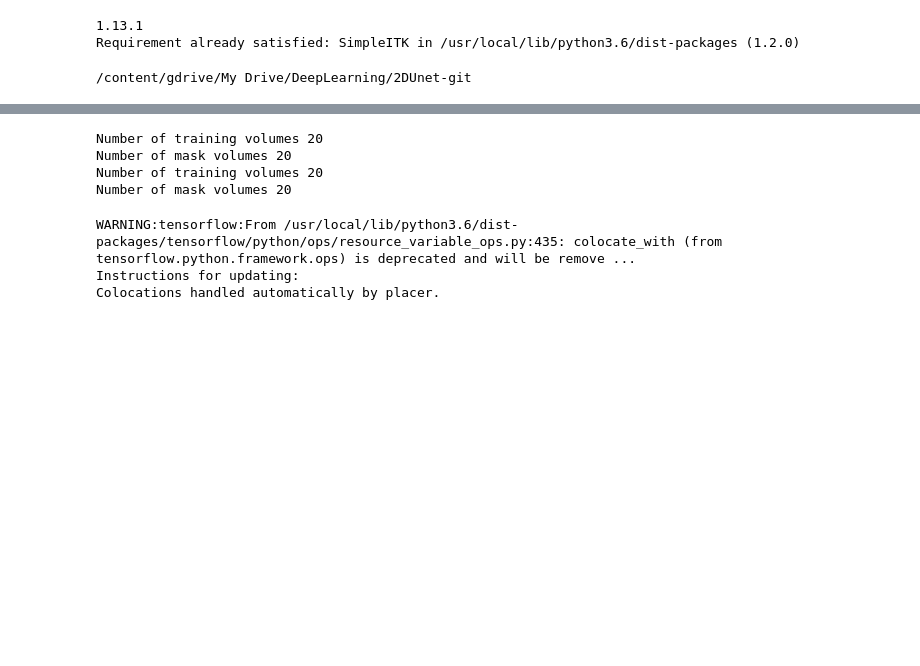
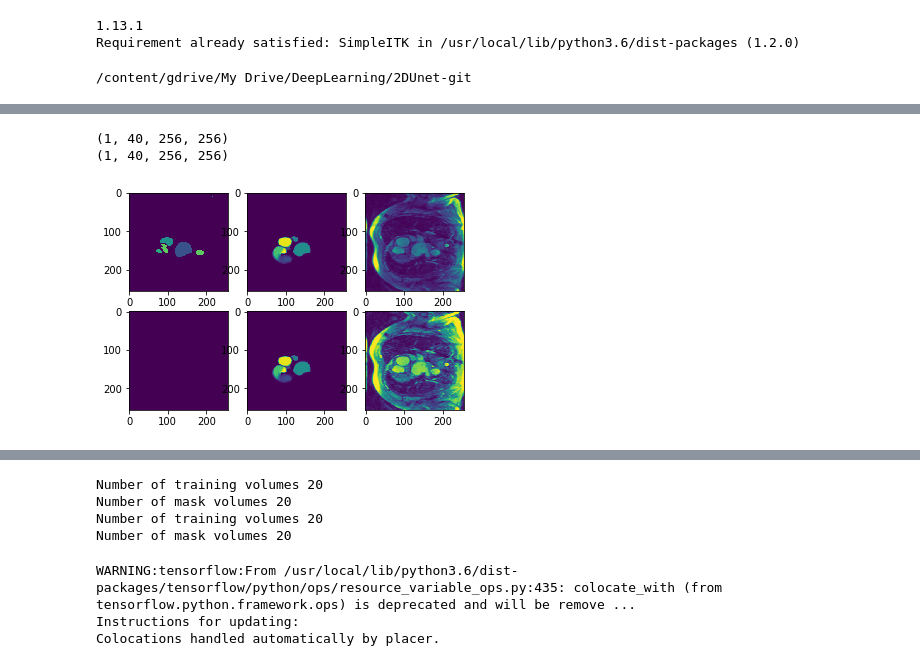
Before and after one commit to fkong7/Auto-LV-Modeling, a Jupyter notebook: Layer_visualization.ipynb, the cells around one changed output, grey strips where cells are left out. Drawn from its saved outputs; the diff is of its cells as text; code cells hidden in the pictures; blank space fills up the shorter version.

```diff
--- a/Layer_visualization.ipynb
+++ b/Layer_visualization.ipynb
@@ -37,0 +265,20 @@ from prediction import data_preprocess_intensity, data_preprocess_scale, data_pr
+# %%
+num = 1
+outputs_mr = []
+for i in range(num):
+  features, mask = croppedImage_eqlhst(x_train_filenames_mr[i], y_train_filenames_mr[i], modality[0], 0, 40, eqlhst=False)
+  print(features.shape)
+  layer_output = get_all_layer_outputs([np.expand_dims(features, axis=-1)])
+  print(layer_output[0].shape)
+  outputs_mr.append(layer_output[0].flatten())
+outputs_mr = np.array(outputs_mr)
+print(outputs_mr.shape)
+outputs_mr_eqlhst = []
+for i in range(num):
+  features_eqlhst, mask_eqlhst = croppedImage_eqlhst(x_train_filenames_mr[i], y_train_filenames_mr[i], modality[0], 0, 40, eqlhst=True)
+  print(features.shape)
+  layer_output = get_all_layer_outputs([np.expand_dims(features_eqlhst, axis=-1)])
+  print(layer_output[0].shape)
+  outputs_mr_eqlhst.append(layer_output[0].flatten())
+outputs_mr_eqlhst = np.array(outputs_mr_eqlhst)
+print(outputs_mr_eqlhst.shape)
@@ -37,0 +300,24 @@ from prediction import data_preprocess_intensity, data_preprocess_scale, data_pr
+# %%
+pred_mr = np.argmax(outputs_mr.reshape(num, *layer_output[0].shape), axis=-1)
+print(pred_mr.shape)
+pred_mr_eqlhst = np.argmax(outputs_mr_eqlhst.reshape(num, *layer_output[0].shape), axis=-1)
+print(pred_mr_eqlhst.shape)
+slc = 20
+plt.figure()
+plt.subplot(2,3,1)
+plt.imshow(pred_mr[0,slc,:,:], vmin=0, vmax=8)
+plt.subplot(2,3,2)
+plt.imshow(mask[slc,:,:])
+plt.subplot(2,3,3)
+plt.imshow(features[slc,:,:])
+plt.subplot(2,3,4)
+plt.imshow(pred_mr_eqlhst[0,slc,:,:], vmin=0, vmax=8)
+plt.subplot(2,3,5)
+plt.imshow(mask_eqlhst[slc,:,:])
+plt.subplot(2,3,6)
+plt.imshow(features_eqlhst[slc,:,:])
+plt.show()
+# %% [output]
+(1, 40, 256, 256)
+(1, 40, 256, 256)
+[figure, added]
```
Also changed, not shown: parts of 22 cells of this notebook.
